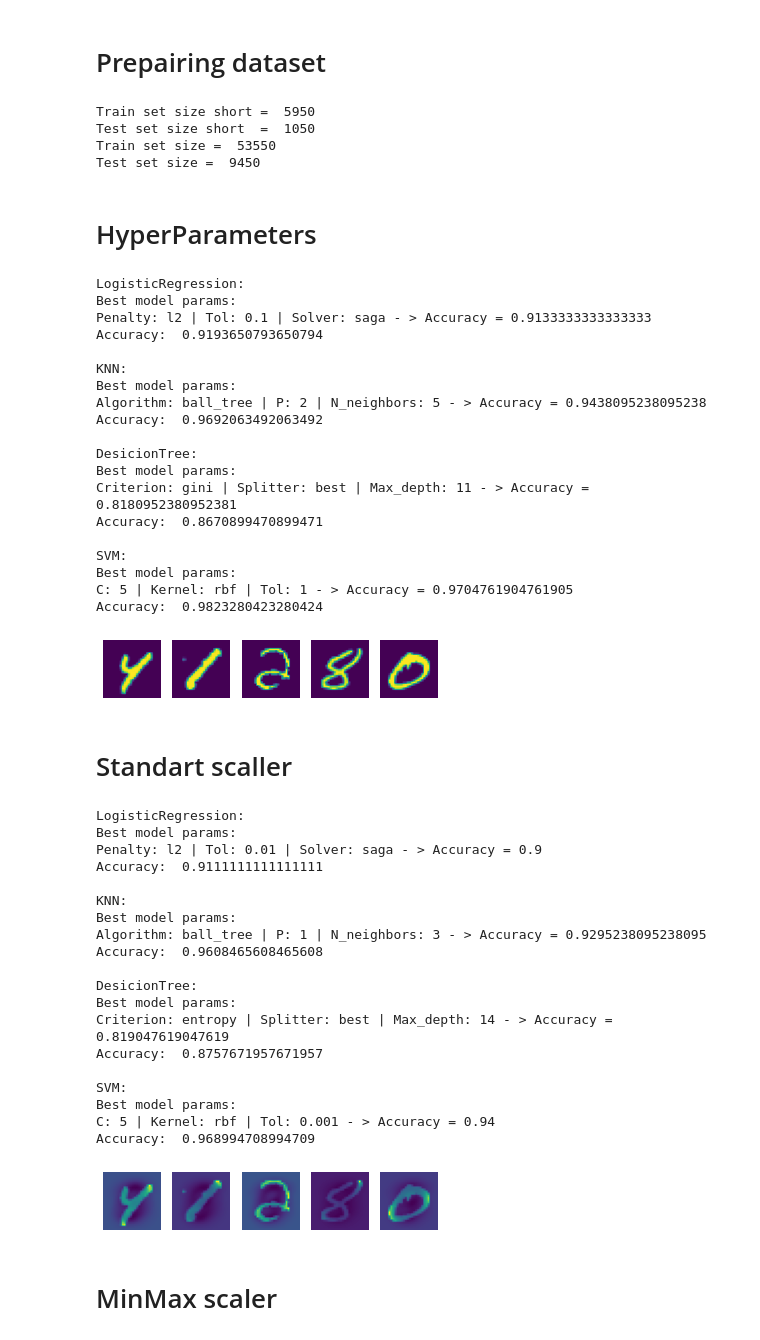
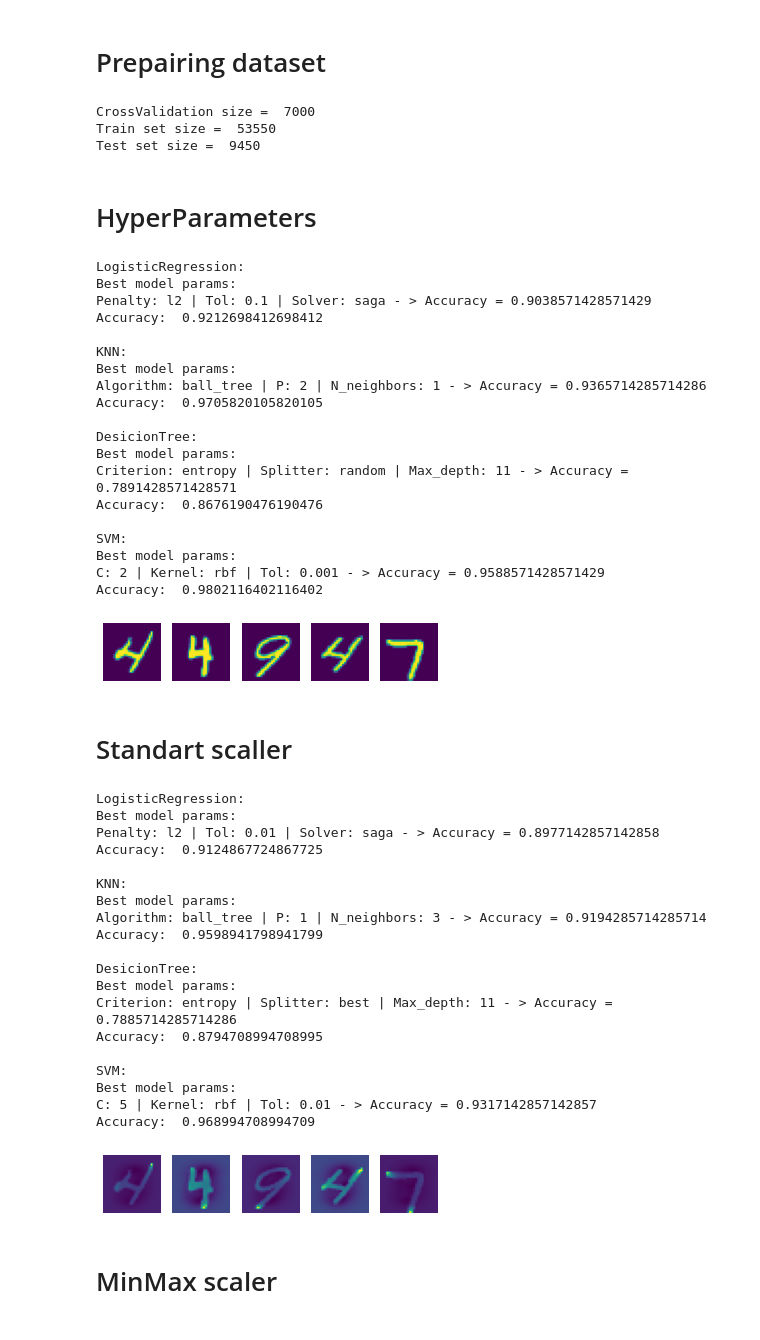
Before and after one commit to pishchev/MachineLearning, a Jupyter notebook: Classificators/clsf.ipynb, the cells around one changed output. Drawn from its saved outputs; the diff is of its cells as text; code cells hidden in the pictures.

```diff
--- a/Classificators/clsf.ipynb
+++ b/Classificators/clsf.ipynb
@@ -19,16 +17,14 @@ X, y = fetch_openml("mnist_784", version=1, return_X_y=True, as_frame=False)
 # %%
 X_TRAIN, X_TEST, Y_TRAIN, Y_TEST = train_test_split( X, y, test_size=0.9, train_size=0.1)
 x_train, x_test, y_train, y_test = train_test_split( X_TEST, Y_TEST, test_size=0.15)
-x_train_s, x_test_s, y_train_s, y_test_s = train_test_split( X_TRAIN, Y_TRAIN, test_size=0.15)
+x_train_crossval, y_train_crossval = X_TRAIN, Y_TRAIN
 
-print('Train set size short = ', x_train_s.shape[0])
-print('Test set size short  = ', x_test_s.shape[0])
+print('CrossValidation size = ', x_train_crossval.shape[0])
 
 print('Train set size = ', x_train.shape[0])
 print('Test set size = ', x_test.shape[0])
 # %% [output]
-Train set size short =  5950
-Test set size short  =  1050
+CrossValidation size =  7000
 Train set size =  53550
 Test set size =  9450
 # %%
@@ -47,7 +43,7 @@ def Test(dataset):
 # %% [markdown]
 # HyperParameters
 # %%
-dataset = [x_train_s, y_train_s, x_test_s, y_test_s, x_train, y_train, x_test, y_test]
+dataset = [x_train_crossval, y_train_crossval, x_train, y_train, x_test, y_test]
 
 for i in range(5):
     plt.subplot(1,5,i+1)
@@ -55,64 +51,65 @@ for i in range(5):
     plt.imshow(np.reshape(x_train[i], (28,28)))
 
 Test(dataset)
+#82m
 # %% [output]
 LogisticRegression:
 Best model params:
-Penalty: l2 | Tol: 0.1 | Solver: saga - > Accuracy = 0.9133333333333333
-Accuracy:  0.9193650793650794
+Penalty: l2 | Tol: 0.1 | Solver: saga - > Accuracy = 0.9038571428571429
+Accuracy:  0.9212698412698412
 
 KNN:
 Best model params:
-Algorithm: ball_tree | P: 2 | N_neighbors: 5 - > Accuracy = 0.9438095238095238
-Accuracy:  0.9692063492063492
+Algorithm: ball_tree | P: 2 | N_neighbors: 1 - > Accuracy = 0.9365714285714286
+Accuracy:  0.9705820105820105
 
 DesicionTree:
 Best model params:
-Criterion: gini | Splitter: best | Max_depth: 11 - > Accuracy = 0.8180952380952381
-Accuracy:  0.8670899470899471
+Criterion: entropy | Splitter: random | Max_depth: 11 - > Accuracy = 0.7891428571428571
+Accuracy:  0.8676190476190476
 
 SVM:
 Best model params:
-C: 5 | Kernel: rbf | Tol: 1 - > Accuracy = 0.9704761904761905
-Accuracy:  0.9823280423280424
+C: 2 | Kernel: rbf | Tol: 0.001 - > Accuracy = 0.9588571428571429
+Accuracy:  0.9802116402116402
-[figure, old version]
+[figure, new version]
 # %% [markdown]
 # Standart scaller
 # %%
 scaler = StandardScaler()
-x_train_s_stsc = scaler.fit_transform(x_train_s, y_train_s)
-x_test_s_stsc = scaler.transform(x_test_s)
+x_train_s_stsc = scaler.fit_transform(x_train_crossval, y_train_crossval)
 x_train_stsc = scaler.fit_transform(x_train, y_train)
 x_test_stsc = scaler.transform(x_test)
-dataset = [x_train_s_stsc, y_train_s, x_test_s_stsc, y_test_s, x_train_stsc, y_train, x_test_stsc, y_test]
+dataset = [x_train_s_stsc, y_train_crossval, x_train_stsc, y_train, x_test_stsc, y_test]
 
 for i in range(5):
     plt.subplot(1,5,i+1)
     plt.axis('off')
     plt.imshow(np.reshape(x_train_stsc[i], (28,28)))
 
 Test(dataset)
+#105m
 # %% [output]
 LogisticRegression:
 Best model params:
-Penalty: l2 | Tol: 0.01 | Solver: saga - > Accuracy = 0.9
-Accuracy:  0.9111111111111111
+Penalty: l2 | Tol: 0.01 | Solver: saga - > Accuracy = 0.8977142857142858
+Accuracy:  0.9124867724867725
 
 KNN:
 Best model params:
-Algorithm: ball_tree | P: 1 | N_neighbors: 3 - > Accuracy = 0.9295238095238095
-Accuracy:  0.9608465608465608
+Algorithm: ball_tree | P: 1 | N_neighbors: 3 - > Accuracy = 0.9194285714285714
+Accuracy:  0.9598941798941799
 
 DesicionTree:
 Best model params:
-Criterion: entropy | Splitter: best | Max_depth: 14 - > Accuracy = 0.819047619047619
-Accuracy:  0.8757671957671957
+Criterion: entropy | Splitter: best | Max_depth: 11 - > Accuracy = 0.7885714285714286
+Accuracy:  0.8794708994708995
 
 SVM:
 Best model params:
-C: 5 | Kernel: rbf | Tol: 0.001 - > Accuracy = 0.94
+C: 5 | Kernel: rbf | Tol: 0.01 - > Accuracy = 0.9317142857142857
 Accuracy:  0.968994708994709
-[figure, old version]
+[figure, new version]
 # %% [markdown]
 # MinMax scaler
 # %%
```
Also changed, not shown: parts of 6 cells of this notebook, 1 other file.
